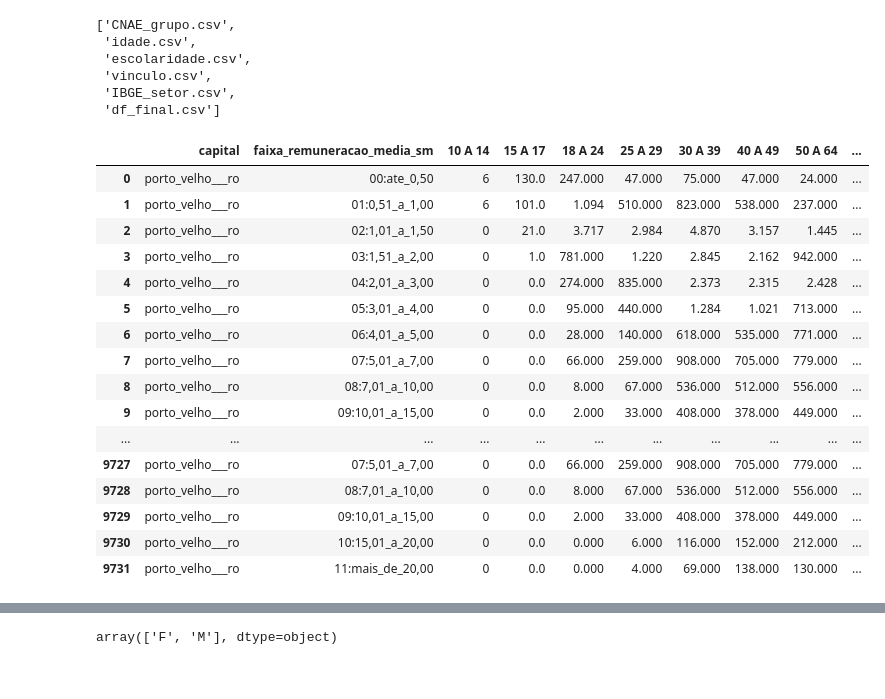
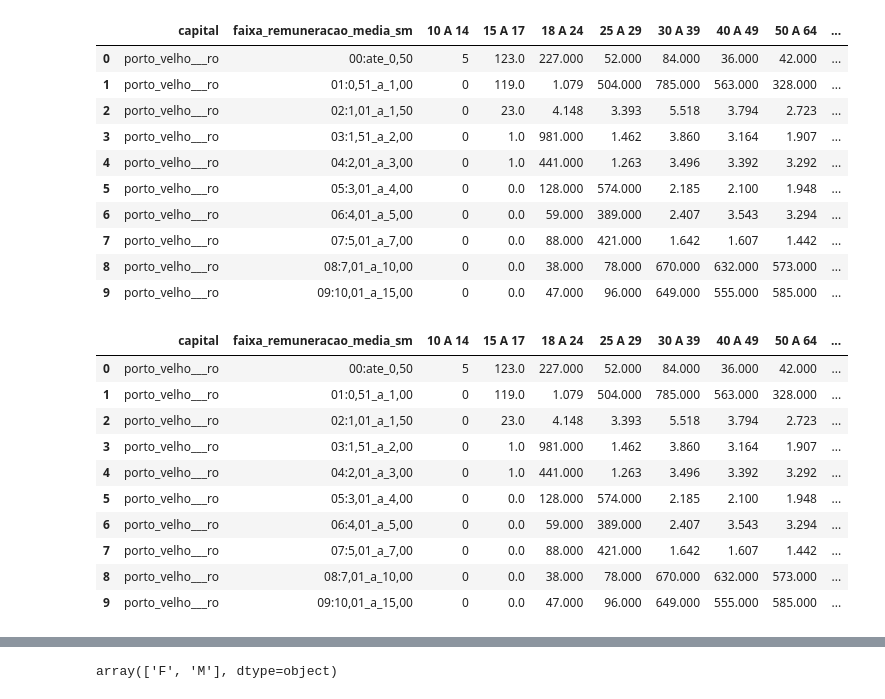
Before and after one commit to luisabolsonisousa/rais_ingestion, a Jupyter notebook: rais_dados/new_data/only_one_file/inner_files.ipynb, the cells around one changed output, grey strips where cells are left out. Cells and saved outputs as stored; diff of their text form; code cells hidden in the pictures.

```diff
--- a/rais_dados/new_data/only_one_file/inner_files.ipynb
+++ b/rais_dados/new_data/only_one_file/inner_files.ipynb
@@ -14,32 +14,32 @@ path = os.getcwd()
 extension = 'csv'
 os.chdir(path)
 files_csv = glob.glob('*.{}'.format(extension))
-# %%
-files_csv
-# %% [output]
-['CNAE_grupo.csv',
- 'idade.csv',
- 'escolaridade.csv',
- 'vinculo.csv',
- 'IBGE_setor.csv',
- 'df_final.csv']
+# %%
+idade = pd.read_csv("idade.csv")
+idade.head(10)
+# %% [output]
+|  | capital | faixa_remuneracao_media_sm | 10 A 14 | 15 A 17 | 18 A 24 | 25 A 29 | 30 A 39 | 40 A 49 | 50 A 64 | ... |
+| 0 | porto_velho___ro | 00:ate_0,50 | 5 | 123.0 | 227.000 | 52.000 | 84.000 | 36.000 | 42.000 | ... |
+| 1 | porto_velho___ro | 01:0,51_a_1,00 | 0 | 119.0 | 1.079 | 504.000 | 785.000 | 563.000 | 328.000 | ... |
+| 2 | porto_velho___ro | 02:1,01_a_1,50 | 0 | 23.0 | 4.148 | 3.393 | 5.518 | 3.794 | 2.723 | ... |
+| 3 | porto_velho___ro | 03:1,51_a_2,00 | 0 | 1.0 | 981.000 | 1.462 | 3.860 | 3.164 | 1.907 | ... |
+| 4 | porto_velho___ro | 04:2,01_a_3,00 | 0 | 1.0 | 441.000 | 1.263 | 3.496 | 3.392 | 3.292 | ... |
+| 5 | porto_velho___ro | 05:3,01_a_4,00 | 0 | 0.0 | 128.000 | 574.000 | 2.185 | 2.100 | 1.948 | ... |
+| 6 | porto_velho___ro | 06:4,01_a_5,00 | 0 | 0.0 | 59.000 | 389.000 | 2.407 | 3.543 | 3.294 | ... |
+| 7 | porto_velho___ro | 07:5,01_a_7,00 | 0 | 0.0 | 88.000 | 421.000 | 1.642 | 1.607 | 1.442 | ... |
+| 8 | porto_velho___ro | 08:7,01_a_10,00 | 0 | 0.0 | 38.000 | 78.000 | 670.000 | 632.000 | 573.000 | ... |
+| 9 | porto_velho___ro | 09:10,01_a_15,00 | 0 | 0.0 | 47.000 | 96.000 | 649.000 | 555.000 | 585.000 | ... |
 # %%
-idade[(idade["capital"]=="porto_velho___ro") & (idade["sexo"]=="F")]
+idade[(idade["capital"]=="porto_velho___ro") & (idade["sexo"]=="F")].head(10)
 # %% [output]
 |  | capital | faixa_remuneracao_media_sm | 10 A 14 | 15 A 17 | 18 A 24 | 25 A 29 | 30 A 39 | 40 A 49 | 50 A 64 | ... |
-| 0 | porto_velho___ro | 00:ate_0,50 | 6 | 130.0 | 247.000 | 47.000 | 75.000 | 47.000 | 24.000 | ... |
-| 1 | porto_velho___ro | 01:0,51_a_1,00 | 6 | 101.0 | 1.094 | 510.000 | 823.000 | 538.000 | 237.000 | ... |
-| 2 | porto_velho___ro | 02:1,01_a_1,50 | 0 | 21.0 | 3.717 | 2.984 | 4.870 | 3.157 | 1.445 | ... |
-| 3 | porto_velho___ro | 03:1,51_a_2,00 | 0 | 1.0 | 781.000 | 1.220 | 2.845 | 2.162 | 942.000 | ... |
-| 4 | porto_velho___ro | 04:2,01_a_3,00 | 0 | 0.0 | 274.000 | 835.000 | 2.373 | 2.315 | 2.428 | ... |
-| 5 | porto_velho___ro | 05:3,01_a_4,00 | 0 | 0.0 | 95.000 | 440.000 | 1.284 | 1.021 | 713.000 | ... |
-| 6 | porto_velho___ro | 06:4,01_a_5,00 | 0 | 0.0 | 28.000 | 140.000 | 618.000 | 535.000 | 771.000 | ... |
-| 7 | porto_velho___ro | 07:5,01_a_7,00 | 0 | 0.0 | 66.000 | 259.000 | 908.000 | 705.000 | 779.000 | ... |
-| 8 | porto_velho___ro | 08:7,01_a_10,00 | 0 | 0.0 | 8.000 | 67.000 | 536.000 | 512.000 | 556.000 | ... |
-| 9 | porto_velho___ro | 09:10,01_a_15,00 | 0 | 0.0 | 2.000 | 33.000 | 408.000 | 378.000 | 449.000 | ... |
-| ... | ... | ... | ... | ... | ... | ... | ... | ... | ... | ... |
-| 9727 | porto_velho___ro | 07:5,01_a_7,00 | 0 | 0.0 | 66.000 | 259.000 | 908.000 | 705.000 | 779.000 | ... |
-| 9728 | porto_velho___ro | 08:7,01_a_10,00 | 0 | 0.0 | 8.000 | 67.000 | 536.000 | 512.000 | 556.000 | ... |
-| 9729 | porto_velho___ro | 09:10,01_a_15,00 | 0 | 0.0 | 2.000 | 33.000 | 408.000 | 378.000 | 449.000 | ... |
-| 9730 | porto_velho___ro | 10:15,01_a_20,00 | 0 | 0.0 | 0.000 | 6.000 | 116.000 | 152.000 | 212.000 | ... |
-| 9731 | porto_velho___ro | 11:mais_de_20,00 | 0 | 0.0 | 0.000 | 4.000 | 69.000 | 138.000 | 130.000 | ... |
+| 0 | porto_velho___ro | 00:ate_0,50 | 5 | 123.0 | 227.000 | 52.000 | 84.000 | 36.000 | 42.000 | ... |
+| 1 | porto_velho___ro | 01:0,51_a_1,00 | 0 | 119.0 | 1.079 | 504.000 | 785.000 | 563.000 | 328.000 | ... |
+| 2 | porto_velho___ro | 02:1,01_a_1,50 | 0 | 23.0 | 4.148 | 3.393 | 5.518 | 3.794 | 2.723 | ... |
+| 3 | porto_velho___ro | 03:1,51_a_2,00 | 0 | 1.0 | 981.000 | 1.462 | 3.860 | 3.164 | 1.907 | ... |
+| 4 | porto_velho___ro | 04:2,01_a_3,00 | 0 | 1.0 | 441.000 | 1.263 | 3.496 | 3.392 | 3.292 | ... |
+| 5 | porto_velho___ro | 05:3,01_a_4,00 | 0 | 0.0 | 128.000 | 574.000 | 2.185 | 2.100 | 1.948 | ... |
+| 6 | porto_velho___ro | 06:4,01_a_5,00 | 0 | 0.0 | 59.000 | 389.000 | 2.407 | 3.543 | 3.294 | ... |
+| 7 | porto_velho___ro | 07:5,01_a_7,00 | 0 | 0.0 | 88.000 | 421.000 | 1.642 | 1.607 | 1.442 | ... |
+| 8 | porto_velho___ro | 08:7,01_a_10,00 | 0 | 0.0 | 38.000 | 78.000 | 670.000 | 632.000 | 573.000 | ... |
+| 9 | porto_velho___ro | 09:10,01_a_15,00 | 0 | 0.0 | 47.000 | 96.000 | 649.000 | 555.000 | 585.000 | ... |
```
Also changed, not shown: parts of 8 cells of this notebook, 8 other files.
